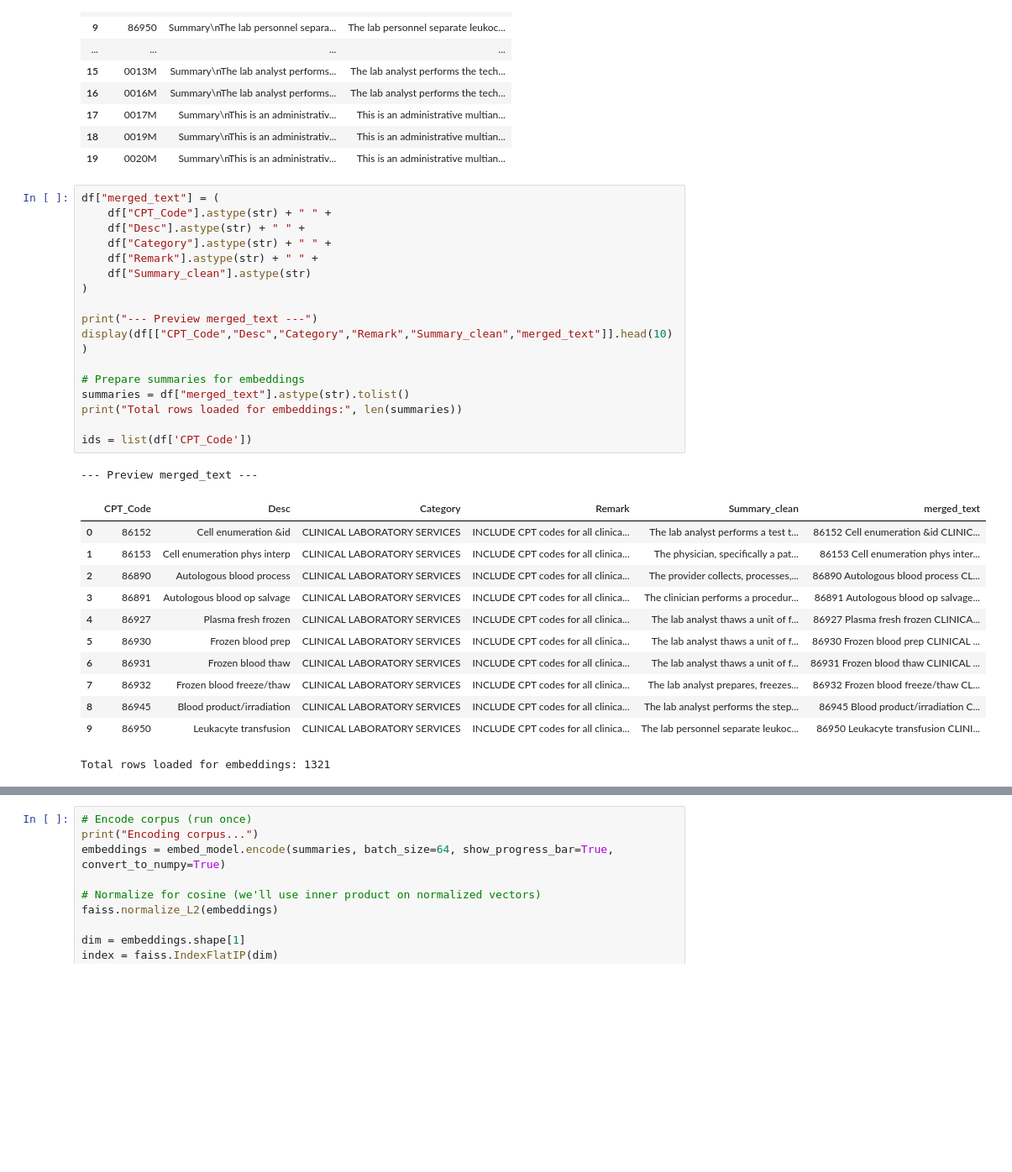
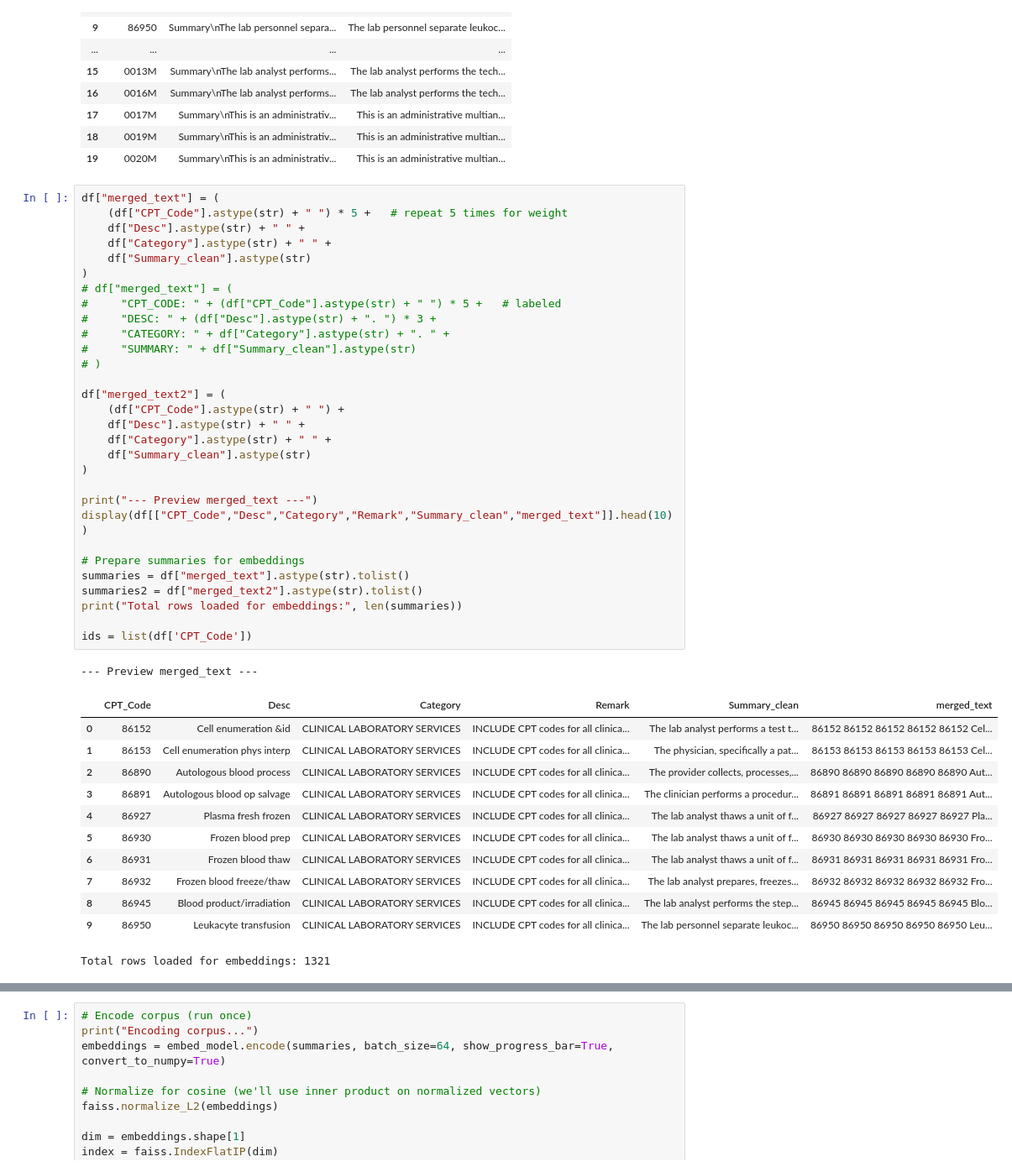
Before and after one commit to Rajfekar/PythonML, a Jupyter notebook: reranking_raj_bi-encoder_cross_encoder(bert).ipynb, the cells around one changed output, grey strips where cells are left out. Shown at 84% size. Drawn from its saved outputs; the diff is of its cells as text; blank space fills up the shorter version.

```diff
--- a/reranking_raj_bi-encoder_cross_encoder(bert).ipynb
+++ b/reranking_raj_bi-encoder_cross_encoder(bert).ipynb
@@ -150,34 +150,47 @@ Showing 1071 problematic rows (before -> after):
 | 19 | 0020M | Summary\nThis is an administrativ... | This is an administrative multian... |
 # %%
 df["merged_text"] = (
-    df["CPT_Code"].astype(str) + " " +
+    (df["CPT_Code"].astype(str) + " ") * 5 +   # repeat 5 times for weight
     df["Desc"].astype(str) + " " +
     df["Category"].astype(str) + " " +
-    df["Remark"].astype(str) + " " +
+    df["Summary_clean"].astype(str)
+)
+# df["merged_text"] = (
+#     "CPT_CODE: " + (df["CPT_Code"].astype(str) + " ") * 5 +   # labeled
+#     "DESC: " + (df["Desc"].astype(str) + ". ") * 3 +
+#     "CATEGORY: " + df["Category"].astype(str) + ". " +
+#     "SUMMARY: " + df["Summary_clean"].astype(str)
+# )
+
+df["merged_text2"] = (
+    (df["CPT_Code"].astype(str) + " ") +
+    df["Desc"].astype(str) + " " +
+    df["Category"].astype(str) + " " +
     df["Summary_clean"].astype(str)
 )
 
 print("--- Preview merged_text ---")
 display(df[["CPT_Code","Desc","Category","Remark","Summary_clean","merged_text"]].head(10))
 
 # Prepare summaries for embeddings
 summaries = df["merged_text"].astype(str).tolist()
+summaries2 = df["merged_text2"].astype(str).tolist()
 print("Total rows loaded for embeddings:", len(summaries))
 
 ids = list(df['CPT_Code'])
 # %% [output]
 --- Preview merged_text ---
 |  | CPT_Code | Desc | Category | Remark | Summary_clean | merged_text |
-| 0 | 86152 | Cell enumeration &id | CLINICAL LABORATORY SERVICES | INCLUDE CPT codes for all clinica... | The lab analyst performs a test t... | 86152 Cell enumeration &id CLINIC... |
-| 1 | 86153 | Cell enumeration phys interp | CLINICAL LABORATORY SERVICES | INCLUDE CPT codes for all clinica... | The physician, specifically a pat... | 86153 Cell enumeration phys inter... |
-| 2 | 86890 | Autologous blood process | CLINICAL LABORATORY SERVICES | INCLUDE CPT codes for all clinica... | The provider collects, processes,... | 86890 Autologous blood process CL... |
-| 3 | 86891 | Autologous blood op salvage | CLINICAL LABORATORY SERVICES | INCLUDE CPT codes for all clinica... | The clinician performs a procedur... | 86891 Autologous blood op salvage... |
-| 4 | 86927 | Plasma fresh frozen | CLINICAL LABORATORY SERVICES | INCLUDE CPT codes for all clinica... | The lab analyst thaws a unit of f... | 86927 Plasma fresh frozen CLINICA... |
-| 5 | 86930 | Frozen blood prep | CLINICAL LABORATORY SERVICES | INCLUDE CPT codes for all clinica... | The lab analyst thaws a unit of f... | 86930 Frozen blood prep CLINICAL ... |
-| 6 | 86931 | Frozen blood thaw | CLINICAL LABORATORY SERVICES | INCLUDE CPT codes for all clinica... | The lab analyst thaws a unit of f... | 86931 Frozen blood thaw CLINICAL ... |
-| 7 | 86932 | Frozen blood freeze/thaw | CLINICAL LABORATORY SERVICES | INCLUDE CPT codes for all clinica... | The lab analyst prepares, freezes... | 86932 Frozen blood freeze/thaw CL... |
-| 8 | 86945 | Blood product/irradiation | CLINICAL LABORATORY SERVICES | INCLUDE CPT codes for all clinica... | The lab analyst performs the step... | 86945 Blood product/irradiation C... |
-| 9 | 86950 | Leukacyte transfusion | CLINICAL LABORATORY SERVICES | INCLUDE CPT codes for all clinica... | The lab personnel separate leukoc... | 86950 Leukacyte transfusion CLINI... |
+| 0 | 86152 | Cell enumeration &id | CLINICAL LABORATORY SERVICES | INCLUDE CPT codes for all clinica... | The lab analyst performs a test t... | 86152 86152 86152 86152 86152 Cel... |
+| 1 | 86153 | Cell enumeration phys interp | CLINICAL LABORATORY SERVICES | INCLUDE CPT codes for all clinica... | The physician, specifically a pat... | 86153 86153 86153 86153 86153 Cel... |
+| 2 | 86890 | Autologous blood process | CLINICAL LABORATORY SERVICES | INCLUDE CPT codes for all clinica... | The provider collects, processes,... | 86890 86890 86890 86890 86890 Aut... |
+| 3 | 86891 | Autologous blood op salvage | CLINICAL LABORATORY SERVICES | INCLUDE CPT codes for all clinica... | The clinician performs a procedur... | 86891 86891 86891 86891 86891 Aut... |
+| 4 | 86927 | Plasma fresh frozen | CLINICAL LABORATORY SERVICES | INCLUDE CPT codes for all clinica... | The lab analyst thaws a unit of f... | 86927 86927 86927 86927 86927 Pla... |
+| 5 | 86930 | Frozen blood prep | CLINICAL LABORATORY SERVICES | INCLUDE CPT codes for all clinica... | The lab analyst thaws a unit of f... | 86930 86930 86930 86930 86930 Fro... |
+| 6 | 86931 | Frozen blood thaw | CLINICAL LABORATORY SERVICES | INCLUDE CPT codes for all clinica... | The lab analyst thaws a unit of f... | 86931 86931 86931 86931 86931 Fro... |
+| 7 | 86932 | Frozen blood freeze/thaw | CLINICAL LABORATORY SERVICES | INCLUDE CPT codes for all clinica... | The lab analyst prepares, freezes... | 86932 86932 86932 86932 86932 Fro... |
+| 8 | 86945 | Blood product/irradiation | CLINICAL LABORATORY SERVICES | INCLUDE CPT codes for all clinica... | The lab analyst performs the step... | 86945 86945 86945 86945 86945 Blo... |
+| 9 | 86950 | Leukacyte transfusion | CLINICAL LABORATORY SERVICES | INCLUDE CPT codes for all clinica... | The lab personnel separate leukoc... | 86950 86950 86950 86950 86950 Leu... |
 Total rows loaded for embeddings: 1321
 # %%
 # model can be change here as needed
```
Also changed, not shown: parts of 15 cells of this notebook.
